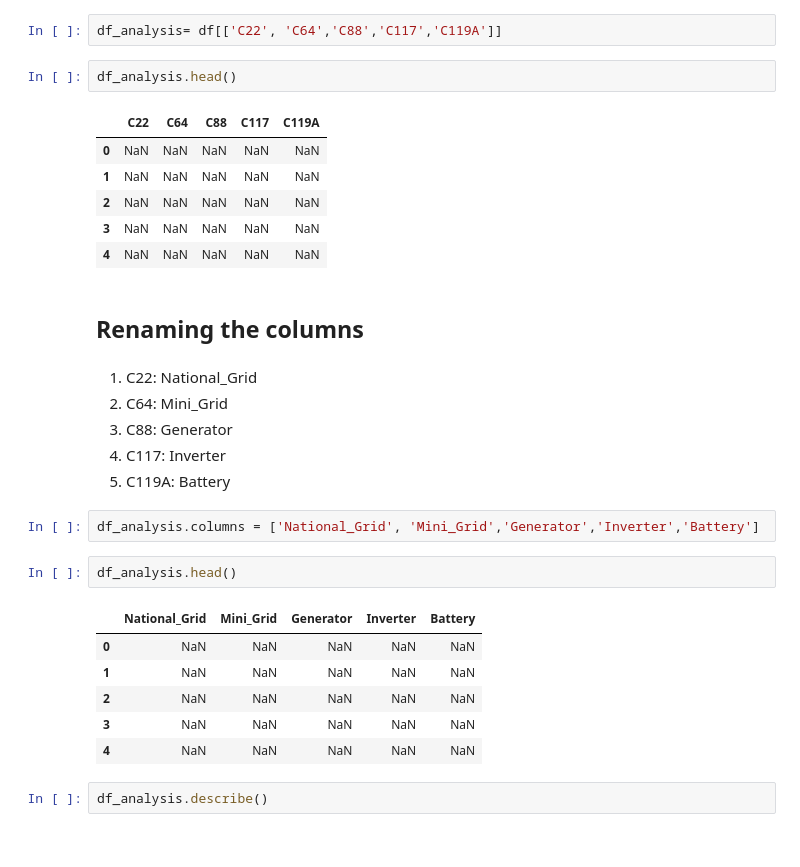
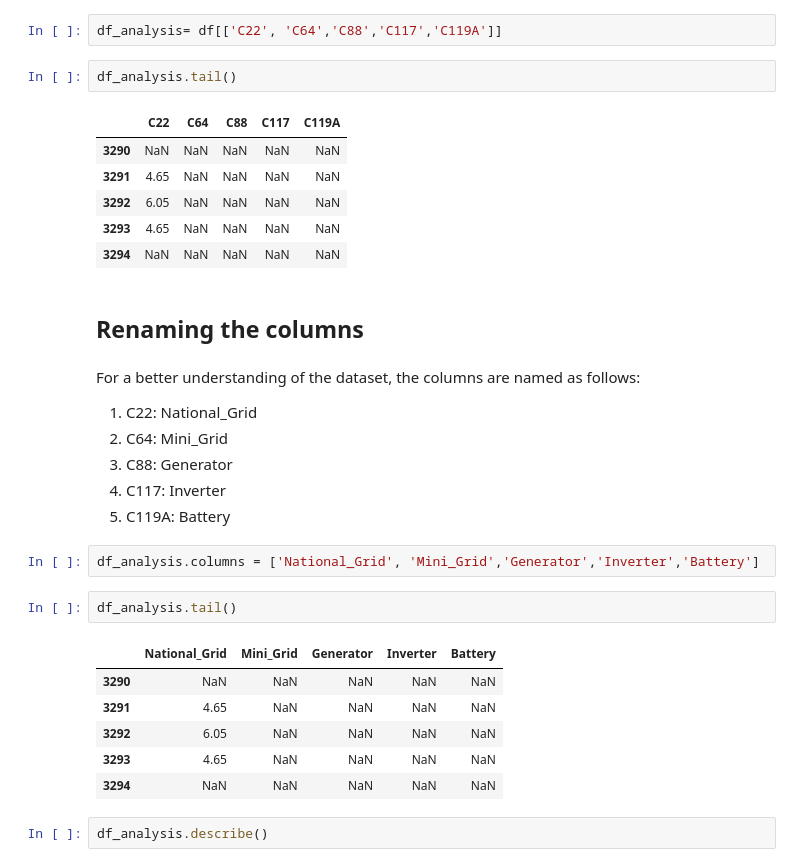
Before and after one commit to HEDERA-PLATFORM/mtf-rwanda-analysis, a Jupyter notebook: Rwanda_MTF.ipynb, the cells around one changed output. Cells and saved outputs as stored; diff of their text form.

```diff
--- a/Rwanda_MTF.ipynb
+++ b/Rwanda_MTF.ipynb
@@ -46,17 +58,19 @@ To find out the power capacity, we need to know the different sources of power a
 # %%
 df_analysis= df[['C22', 'C64','C88','C117','C119A']]
 # %%
-df_analysis.head()
+df_analysis.tail()
 # %% [output]
 |  | C22 | C64 | C88 | C117 | C119A |
-| 0 | NaN | NaN | NaN | NaN | NaN |
-| 1 | NaN | NaN | NaN | NaN | NaN |
-| 2 | NaN | NaN | NaN | NaN | NaN |
-| 3 | NaN | NaN | NaN | NaN | NaN |
-| 4 | NaN | NaN | NaN | NaN | NaN |
+| 3290 | NaN | NaN | NaN | NaN | NaN |
+| 3291 | 4.65 | NaN | NaN | NaN | NaN |
+| 3292 | 6.05 | NaN | NaN | NaN | NaN |
+| 3293 | 4.65 | NaN | NaN | NaN | NaN |
+| 3294 | NaN | NaN | NaN | NaN | NaN |
 # %% [markdown]
 ## Renaming the columns
 # %% [markdown]
+For a better understanding of the dataset, the columns are named as follows:
+
 1. C22: National_Grid
 2. C64: Mini_Grid
 3. C88: Generator
@@ -65,14 +79,14 @@ df_analysis.head()
 # %%
 df_analysis.columns = ['National_Grid', 'Mini_Grid','Generator','Inverter','Battery']
 # %%
-df_analysis.head()
+df_analysis.tail()
 # %% [output]
 |  | National_Grid | Mini_Grid | Generator | Inverter | Battery |
-| 0 | NaN | NaN | NaN | NaN | NaN |
-| 1 | NaN | NaN | NaN | NaN | NaN |
-| 2 | NaN | NaN | NaN | NaN | NaN |
-| 3 | NaN | NaN | NaN | NaN | NaN |
-| 4 | NaN | NaN | NaN | NaN | NaN |
+| 3290 | NaN | NaN | NaN | NaN | NaN |
+| 3291 | 4.65 | NaN | NaN | NaN | NaN |
+| 3292 | 6.05 | NaN | NaN | NaN | NaN |
+| 3293 | 4.65 | NaN | NaN | NaN | NaN |
+| 3294 | NaN | NaN | NaN | NaN | NaN |
 # %%
 df_analysis.describe()
 # %% [output]
```
Also changed, not shown: parts of 58 cells of this notebook.
